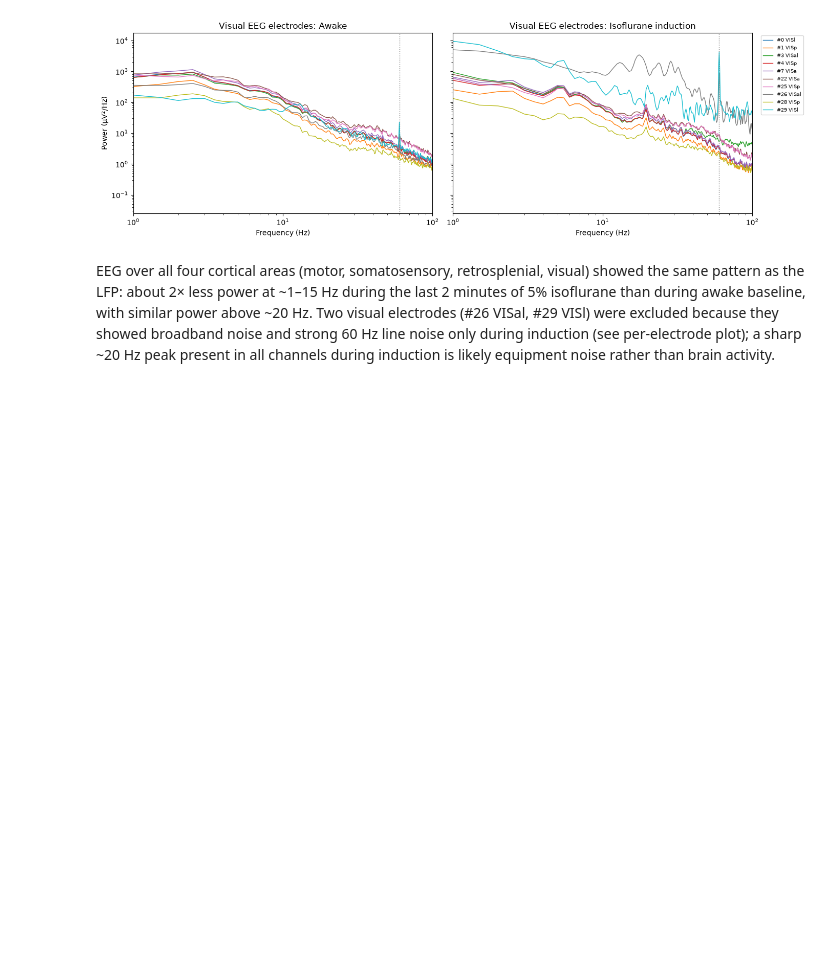
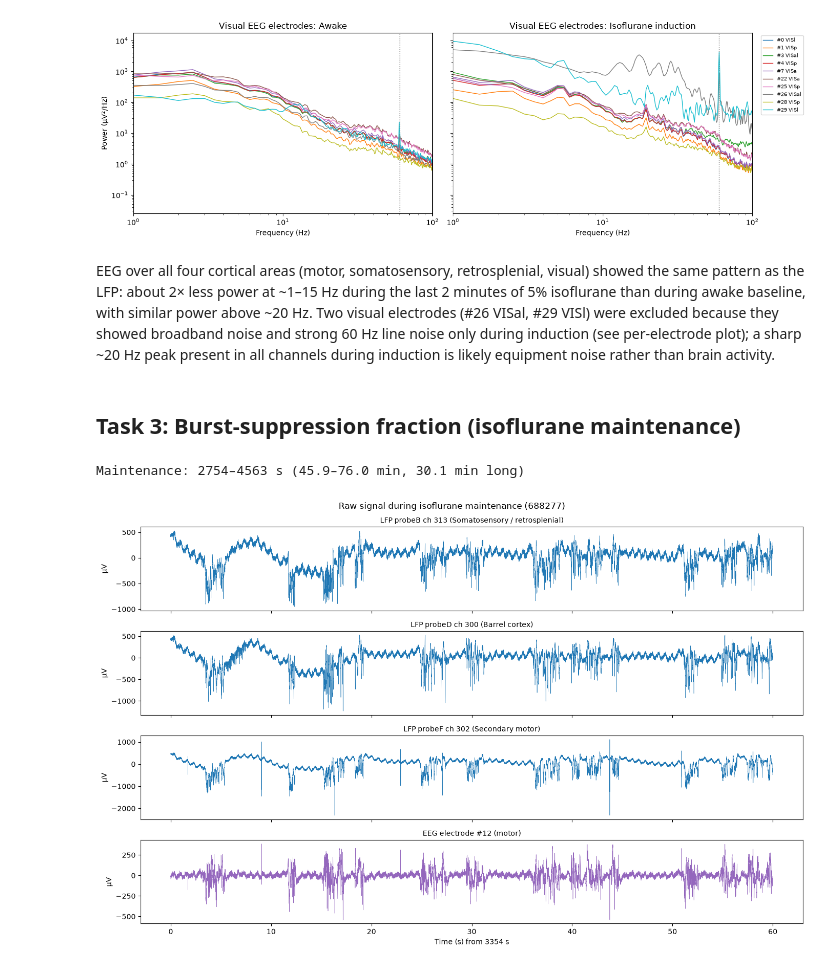
Before and after one commit to saasberkeley/dc-allen, a Jupyter notebook: src/visualization/lfp_region_spectra.ipynb, the cells around one changed output. Cells and saved outputs as stored; diff of their text form; code cells hidden in the pictures; blank space fills up the shorter version.

Commit message:
Burst-suppression fraction during isoflurane maintenance

```diff
--- a/src/visualization/lfp_region_spectra.ipynb
+++ b/src/visualization/lfp_region_spectra.ipynb
@@ -123,7 +125,3 @@ region_map[(region_map["session"] == "688277") & (region_map["probe"] == "probeB
 | 17 | 688277 | probeB | RSPagl2/3 | 334 | 359 | 26 | 0 |
 | 18 | 688277 | probeB | RSPagl1 | 360 | 370 | 11 | 0 |
 | 19 | 688277 | probeB | null | 371 | 383 | 13 | 13 |
-# %%
-for (session, probe), m in region_map.groupby(["session", "probe"]):
-    print(f"\n=== {session} {probe} ===")
-    print(m[["region", "ch_start", "ch_end", "n_channels", "n_invalid"]].to_string(index=False))
@@ -258,17 +240,3 @@ def region_psd(nwb, probe, category, t_start, win_len=WIN_LEN):
     _, data, fs = load_lfp(nwb, probe, t_start, t_start + win_len, chans)
     f, psd = compute_psd(data, fs)
     return f, psd.mean(axis=1)
-
-fig, axes = plt.subplots(1, 3, figsize=(16, 4.5), sharey=True)
-for ax, probe in zip(axes, PROBES):
-    for label, t0 in WINDOWS_ISO.items():
-        f, p = region_psd(nwbfile, probe, "cortex", t0)
-        ax.semilogy(f, p, label=label)
-    ax.set_xlim(0, 100)
-    ax.set_title(f"{probe}: {AREA[probe]}")
-    ax.set_xlabel("Frequency (Hz)")
-axes[0].set_ylabel("Power (µV²/Hz)")
-axes[0].legend()
-fig.suptitle("Cortex LFP spectra: awake vs. isoflurane induction (688277, 120 s windows)")
-plt.tight_layout()
-plt.show()
@@ -454,3 +420,41 @@ plt.show()
 [figure]
 # %% [markdown]
 EEG over all four cortical areas (motor, somatosensory, retrosplenial, visual) showed the same pattern as the LFP: about 2× less power at ~1–15 Hz during the last 2 minutes of 5% isoflurane than during awake baseline, with similar power above ~20 Hz. Two visual electrodes (#26 VISal, #29 VISl) were excluded because they showed broadband noise and strong 60 Hz line noise only during induction (see per-electrode plot); a sharp ~20 Hz peak present in all channels during induction is likely equipment noise rather than brain activity.
+# %% [markdown]
+## Task 3: Burst-suppression fraction (isoflurane maintenance)
+# %%
+# --- Maintenance period from the isoflurane signal ---
+# After the 5% peak, the steady low level (~0.75%), excluding the step-down and the "off" period
+eeg_elec["area"] = eeg_elec["location"].astype(str).apply(eeg_area)
+after_peak = iso_t > high.max()
+maint_mask = after_peak & (iso_vals > 0.1) & (iso_vals < 0.85)
+MAINT_START, MAINT_END = iso_t[maint_mask].min(), iso_t[maint_mask].max()
+print(f"Maintenance: {MAINT_START:.0f}–{MAINT_END:.0f} s "
+      f"({MAINT_START/60:.1f}–{MAINT_END/60:.1f} min, {(MAINT_END-MAINT_START)/60:.1f} min long)")
+
+# --- Look at 60 s of raw signal, 10 min into maintenance ---
+LOOK = 60
+t0 = MAINT_START + 600
+
+fig, axes = plt.subplots(4, 1, figsize=(14, 9), sharex=True)
+for ax, probe in zip(axes[:3], PROBES):
+    ctx = channels_for(nwbfile, probe, "cortex")
+    ch = ctx[len(ctx) // 2]                       # one channel from the middle of cortex
+    t, d, fs = load_lfp(nwbfile, probe, t0, t0 + LOOK, [ch])
+    ax.plot(t - t0, d[:, 0], lw=0.4)
+    ax.set_title(f"LFP {probe} ch {ch} ({AREA[probe]})", fontsize=10)
+    ax.set_ylabel("µV")
+
+mot = np.where((eeg_elec["area"].to_numpy() == "Motor") & eeg_valid)[0][0]
+t, d, fs = load_eeg(nwbfile, t0, t0 + LOOK, [mot])
+axes[3].plot(t - t0, d[:, 0], lw=0.4, color="tab:purple")
+axes[3].set_title(f"EEG electrode #{mot} (motor)", fontsize=10)
+axes[3].set_ylabel("µV")
+axes[3].set_xlabel(f"Time (s) from {t0:.0f} s")
+
+fig.suptitle("Raw signal during isoflurane maintenance (688277)")
+plt.tight_layout()
+plt.show()
+# %% [output]
+Maintenance: 2754–4563 s (45.9–76.0 min, 30.1 min long)
+[figure, added]
```
Also changed, not shown: parts of 11 cells of this notebook.
